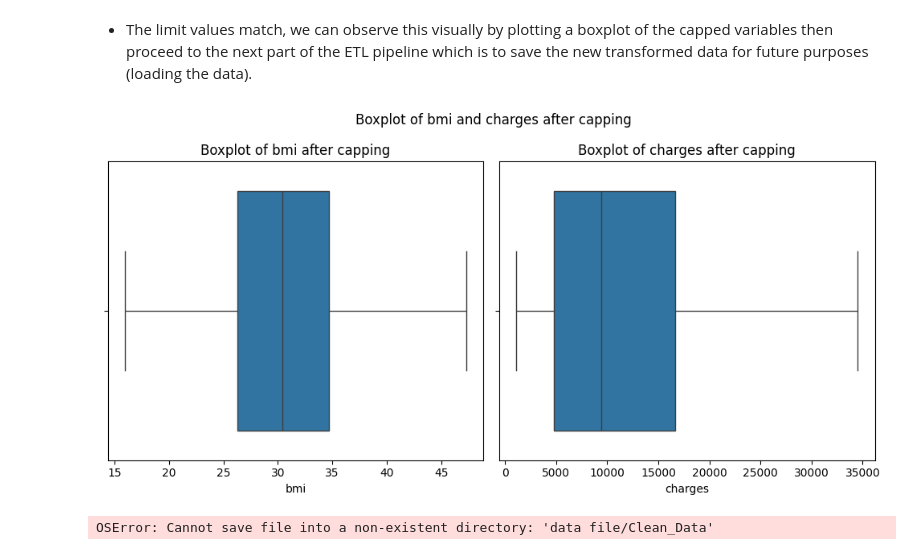
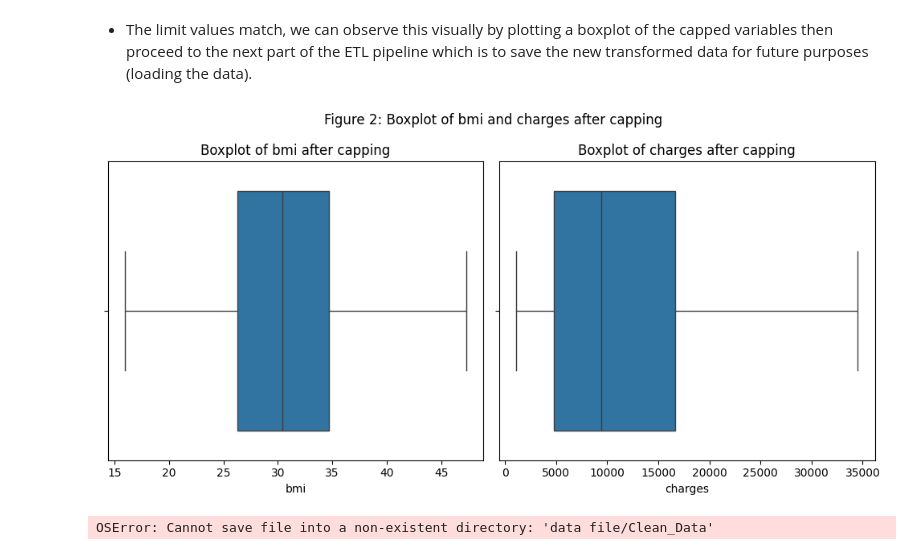
Before and after one commit to chizoalban2003-beep/Project1, a Jupyter notebook: jupyter_notebooks/Notebook_Template.ipynb, the cells around one changed output. Cells and saved outputs as stored; diff of their text form; code cells hidden in the pictures.

```diff
--- a/jupyter_notebooks/Notebook_Template.ipynb
+++ b/jupyter_notebooks/Notebook_Template.ipynb
@@ -188,15 +188,15 @@ P['Capper'].right_tail_caps_
 # %%
 # plotting boxplots after capping outliers for bm and charges
 fig,axes=plt.subplots (nrows=1,ncols=2, figsize=(10,5))
 sns.boxplot (data=df_transformed, x='bmi', ax=axes[0])
 sns.boxplot (data=df_transformed, x='charges', ax=axes[1])
 axes[0].set_title ('Boxplot of bmi after capping')
 axes[1].set_title ('Boxplot of charges after capping')
-fig.suptitle('Boxplot of bmi and charges after capping')
+fig.suptitle('Figure 2: Boxplot of bmi and charges after capping')
 plt.tight_layout()
 plt.show()
 # %% [output]
-[figure, old version]
+[figure, new version]
 # %%
 df_transformed.to_csv('data file/Clean_Data/Cleaned_Insurance_Data.csv', index=False)
 # %% [output]
```
